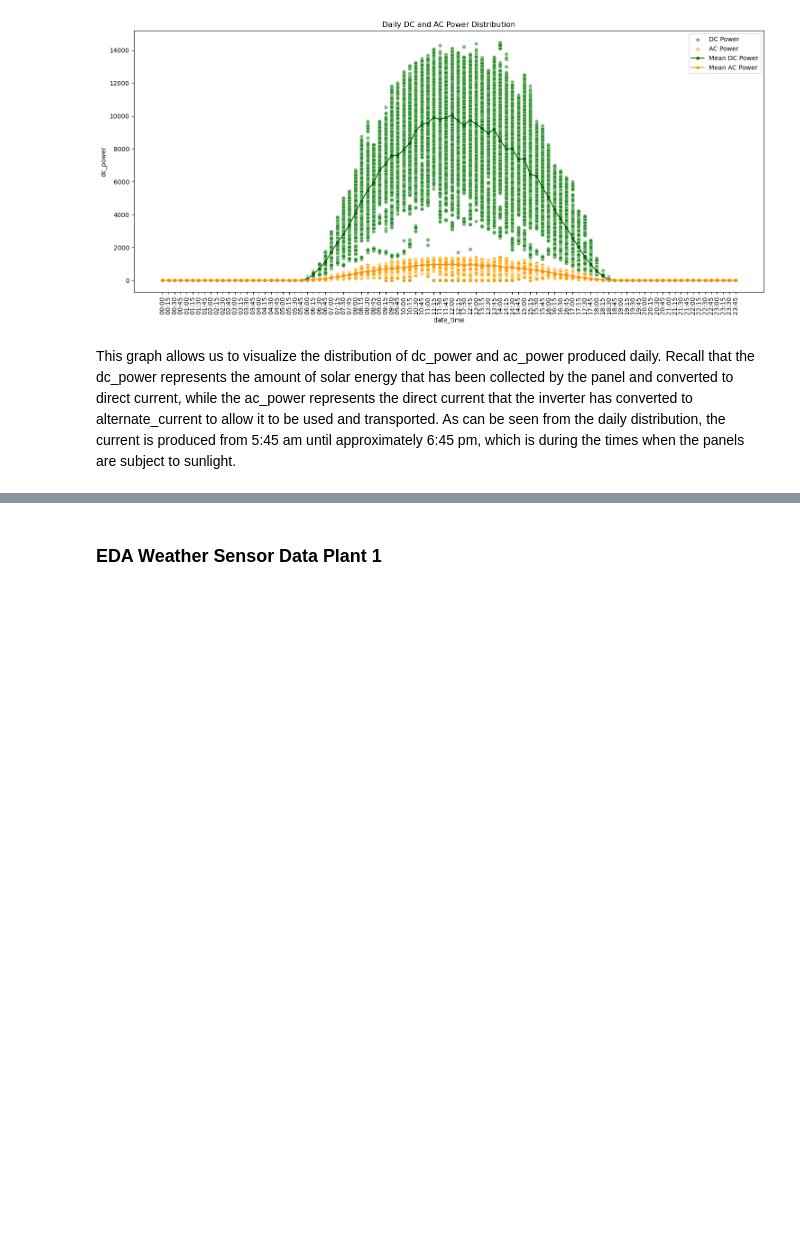
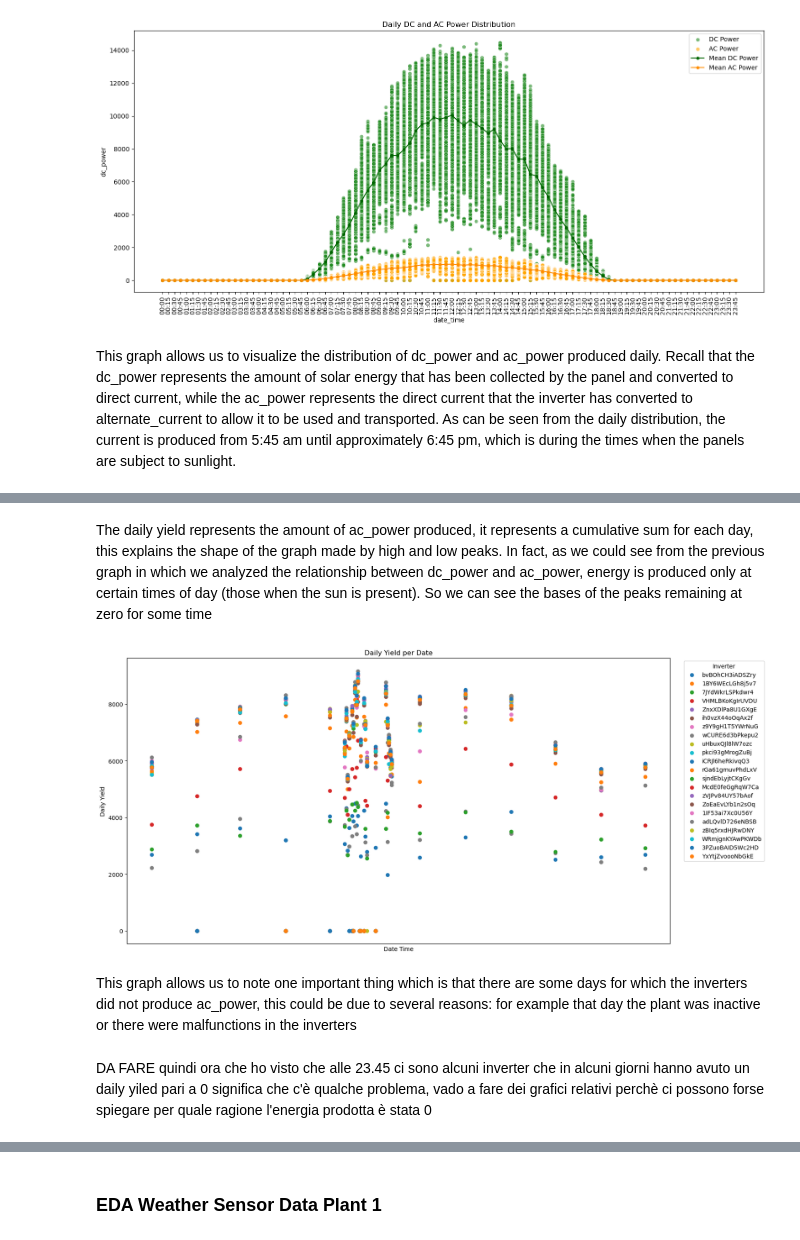
Before and after one commit to Christian-Braga/energy_forecast_ML, a Jupyter notebook: Chris_test_py.ipynb, the cells around one changed output, grey strips where cells are left out. Cells and saved outputs as stored; diff of their text form; code cells hidden in the pictures; blank space fills up the shorter version.

```diff
--- a/Chris_test_py.ipynb
+++ b/Chris_test_py.ipynb
@@ -255,0 +332,27 @@ p1_gen_df
+# %% [markdown]
+The daily yield represents the amount of ac_power produced, it represents a cumulative sum for each day, this explains the shape of the graph made by high and low peaks. In fact, as we could see from the previous graph in which we analyzed the relationship between dc_power and ac_power, energy is produced only at certain times of day (those when the sun is present). So we can see the bases of the peaks remaining at zero for some time
+# %%
+#plotting the daily yield for each inverter in each day
+plt.figure(figsize=(17,9))
+
+for i in p1_invertes:
+    daily_yield = p1_gen_df[p1_gen_df['date_time'].dt.time == pd.to_datetime('23:45:00').time()]
+    invert_dy = daily_yield[daily_yield['source_key'] == i]
+    daily_sum = invert_dy.groupby('date_time')['daily_yield'].sum()
+    plt.scatter(daily_sum.index, daily_sum.values, label=i)
+
+ax = plt.gca()
+ax.xaxis.set_major_locator(mdates.AutoDateLocator())
+ax.xaxis.set_major_formatter(mdates.DateFormatter('%Y-%m-%d'))
+ax.tick_params(axis='x', which='both', bottom=False, top=False, labelbottom=False)
+plt.title('Daily Yield per Date')
+plt.xlabel('Date Time')
+plt.ylabel('Daily Yield')
+plt.legend(title='Inverter', bbox_to_anchor=(1.02, 1), loc='upper left')
+plt.show()
+# %% [output]
+[figure, added]
+# %% [markdown]
+This graph allows us to note one important thing which is that there are some days for which the inverters did not produce ac_power, this could be due to several reasons: for example that day the plant was inactive or there were malfunctions in the inverters
+# %% [markdown]
+DA FARE quindi ora che ho visto che alle 23.45 ci sono alcuni inverter che in alcuni giorni hanno avuto un daily yiled pari a 0 significa che c'è qualche problema, vado a fare dei grafici relativi perchè ci possono forse spiegare per quale ragione l'energia prodotta è stata 0
```
Also changed, not shown: parts of 19 cells of this notebook.
